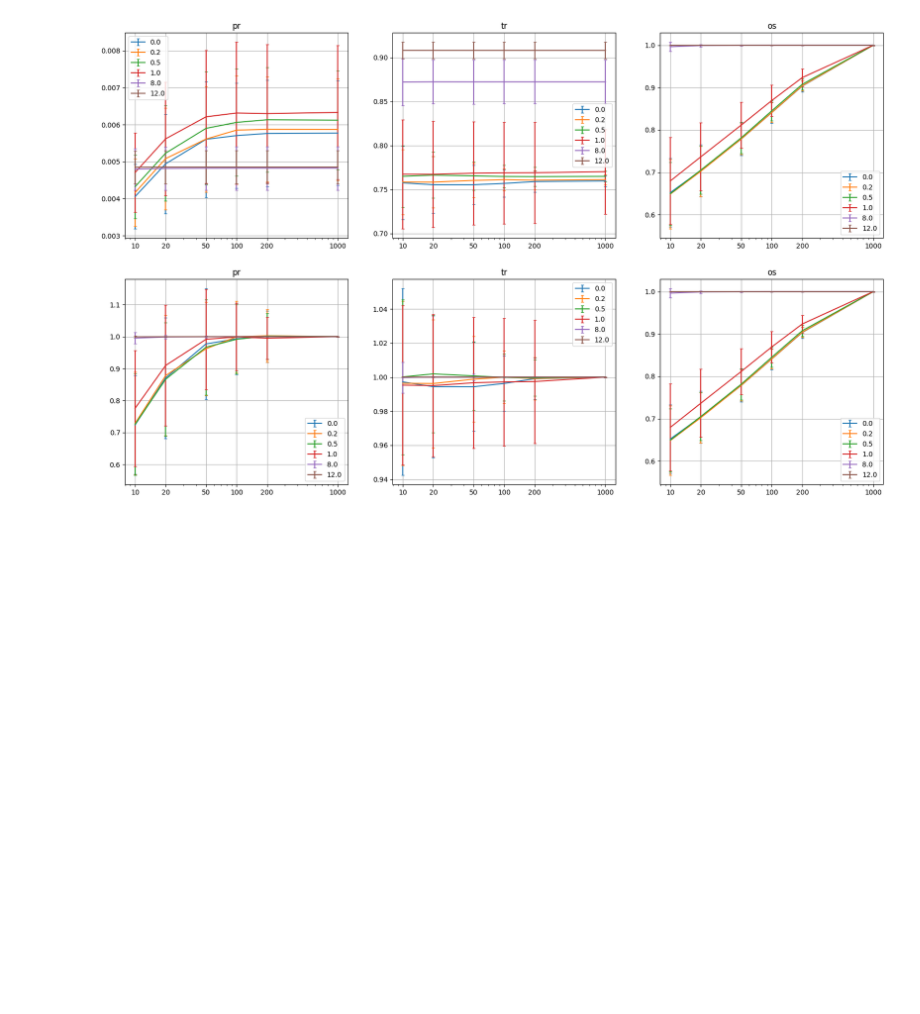
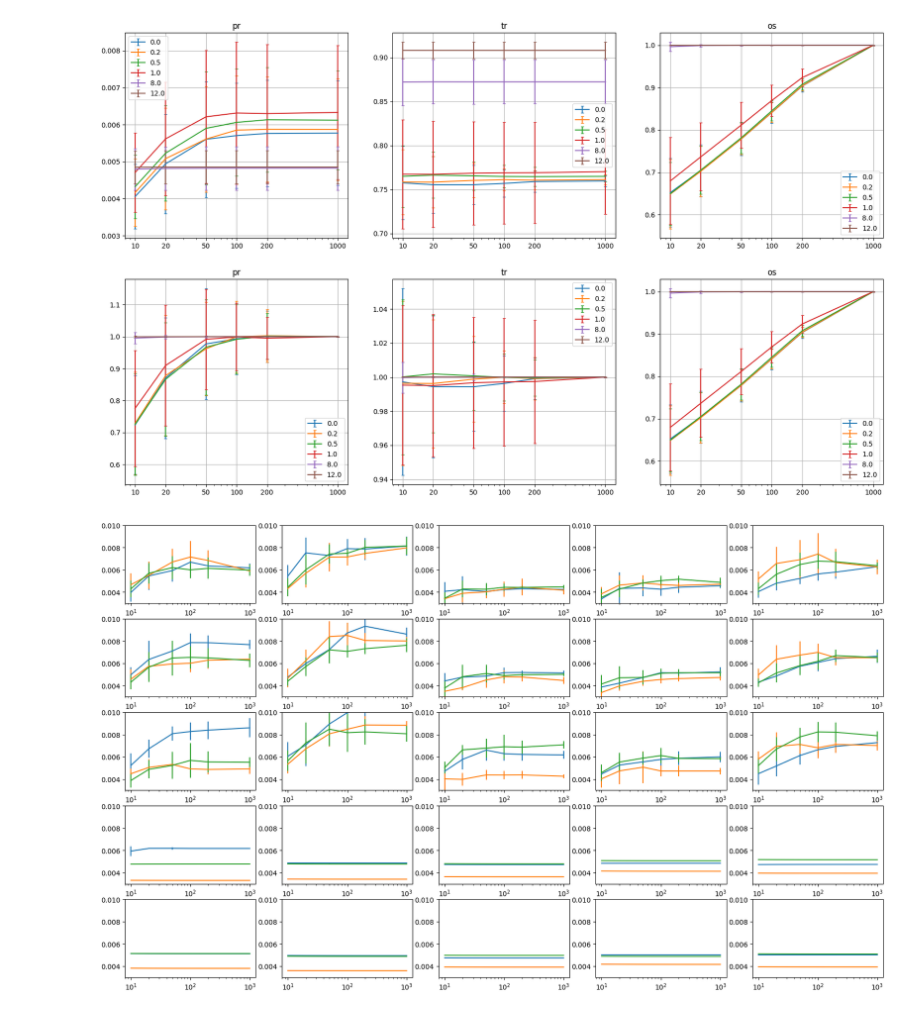
Before and after one commit to zhaoz0314/random-EI, a Jupyter notebook: pseudospatial/nTs/4_4-4_0.1.ipynb, the cells around one changed output. Cells and saved outputs as stored; diff of their text form; code cells hidden in the pictures; blank space fills up the shorter version.

```diff
--- a/pseudospatial/nTs/4_4-4_0.1.ipynb
+++ b/pseudospatial/nTs/4_4-4_0.1.ipynb
@@ -274,3 +267,25 @@ for val_or_r in range(2):
     subfig_s[val_or_r,stat_idx].grid()
 # %% [output]
 [figure]
+# %%
+color_s = plt.rcParams['axes.prop_cycle'].by_key()['color']
+
+[fig, subfig_s] = plt.subplots(int(wave_n), int(connectivity_n), figsize = (20,12))
+# for wave_idx in range(wave_n):
+#   for connectivity_idx in range(connectivity_n):
+#     for init_condition_idx in range(init_condition_n):
+#       for ext_connectivity_idx in range(ext_connectivity_n):
+#         subfig_s[wave_idx, connectivity_idx].plot(
+#           pr_s[connectivity_idx,wave_idx,ext_connectivity_idx,0,init_condition_idx],
+#                                                  color = color_s[ext_connectivity_idx])
+for wave_idx in range(wave_n):
+  for connectivity_idx in range(connectivity_n):
+    for ext_connectivity_idx in range(ext_connectivity_n):
+      subfig_s[wave_idx, connectivity_idx].errorbar(
+        jnp.append(window_len_s, 1000),
+        jnp.mean(pr_s[connectivity_idx,wave_idx,ext_connectivity_idx,0,:], axis = -2),
+        yerr = jnp.std(pr_s[connectivity_idx,wave_idx,ext_connectivity_idx,0,:], axis = -2),
+                                               color = color_s[ext_connectivity_idx])
+plt.setp(subfig_s, ylim=(0.003,0.01), xscale = "log");
+# %% [output]
+[figure, added]
```
Also changed, not shown: parts of 2 cells of this notebook, 1 other file.
